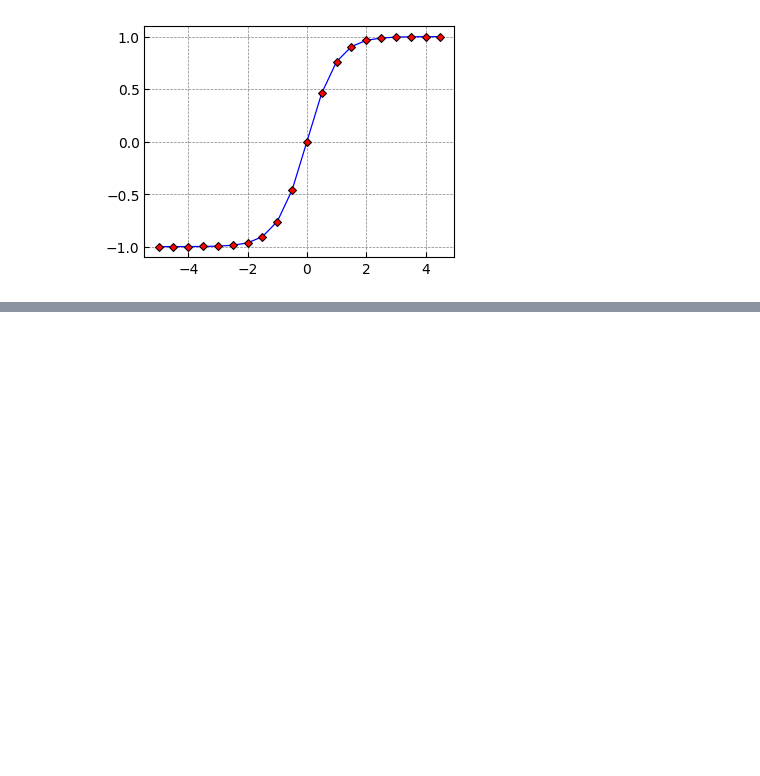
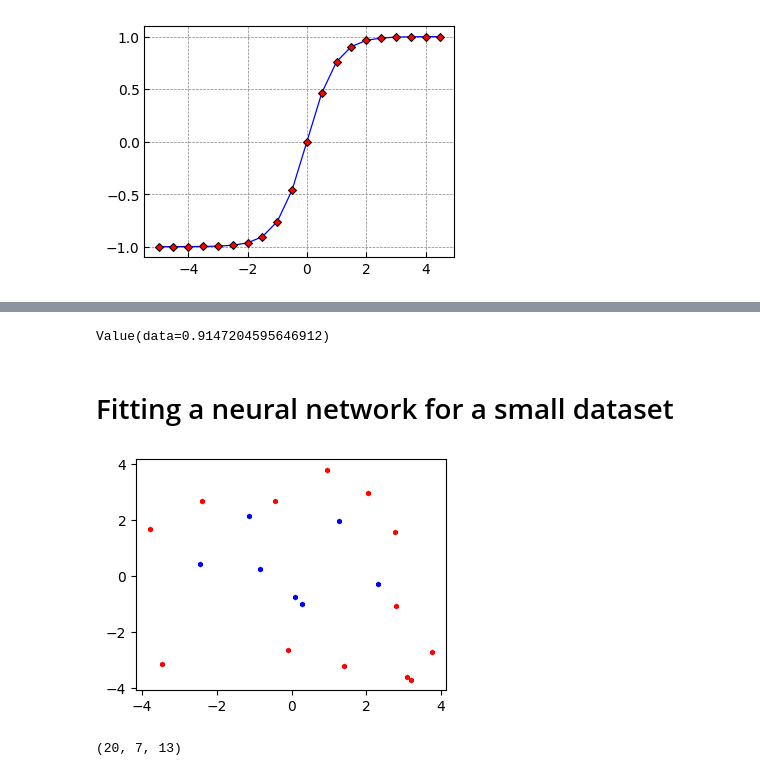
Before and after one commit to TensorTheorist/KarpathyNNets, a Jupyter notebook: notebooks/micrograd.ipynb, the cells around one changed output, grey strips where cells are left out. Drawn from its saved outputs; the diff is of its cells as text; code cells hidden in the pictures; blank space fills up the shorter version.

```diff
--- a/notebooks/micrograd.ipynb
+++ b/notebooks/micrograd.ipynb
@@ -238,0 +166,28 @@ draw_dot(f)
+# %%
+x = [2.0, 3.0, -1.0]
+n = MLP(3, [4, 4, 1])
+n(x)
+# %% [output]
+Value(data=0.9147204595646912)
+# %% [markdown]
+# Fitting a neural network for a small dataset
+# %%
+def boundrandom(n):
+    return (random.random()*2 - 1)*n
+
+xs = [ [boundrandom(4), boundrandom(4)] for _ in range(20) ]
+
+ys = [ -1.0 if xs1**2 + xs2**2 < 2.5**2 else 1.0 for xs1, xs2 in xs]
+colors = ['red' if y == 1.0 else 'blue' for y in ys]
+
+
+fig, ax = plt.subplots(nrows=1, ncols=1, figsize=(4, 3))
+
+for xy, color in zip(xs, ys):
+    ax.plot(xy[0],xy[1],color='red' if color==1.0 else 'blue', marker='h', markersize=3)
+# %% [output]
+[figure, added]
+# %%
+len(ys), len([y for y in ys if y==-1.0]), len([y for y in ys if y==1.0])
+# %% [output]
+(20, 7, 13)
```
Also changed, not shown: parts of 17 cells of this notebook, 6 other files.
